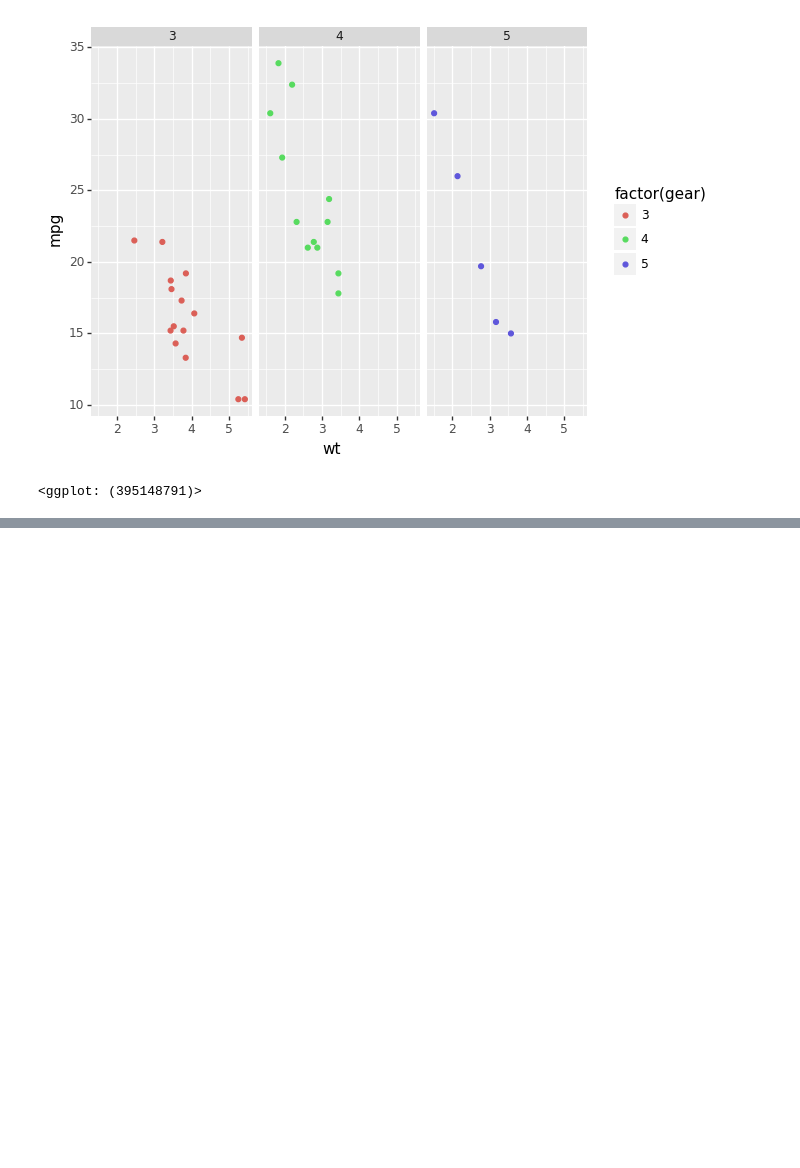
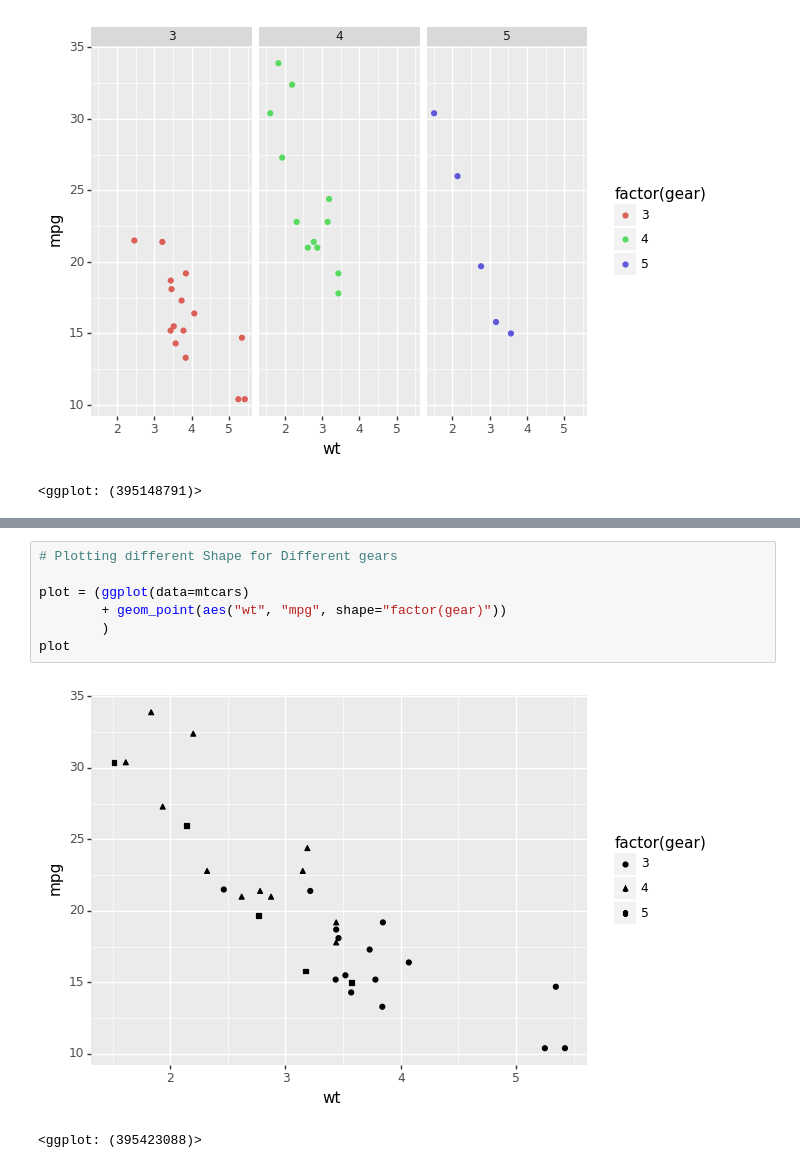
Before and after one commit to adroit-ds/plotnine, a Jupyter notebook: plotnine-notebook.ipynb, the cells around one changed output, grey strips where cells are left out. Cells and saved outputs as stored; diff of their text form; blank space fills up the shorter version.

```diff
--- a/plotnine-notebook.ipynb
+++ b/plotnine-notebook.ipynb
@@ -26,0 +47,10 @@ plot
+# %%
+# Plotting different Shape for Different gears
+
+plot = (ggplot(data=mtcars)
+        + geom_point(aes("wt", "mpg", shape="factor(gear)"))
+        )
+plot
+# %% [output]
+[figure, added]
+<ggplot: (395423088)>
```
Also changed, not shown: parts of 3 cells of this notebook.
